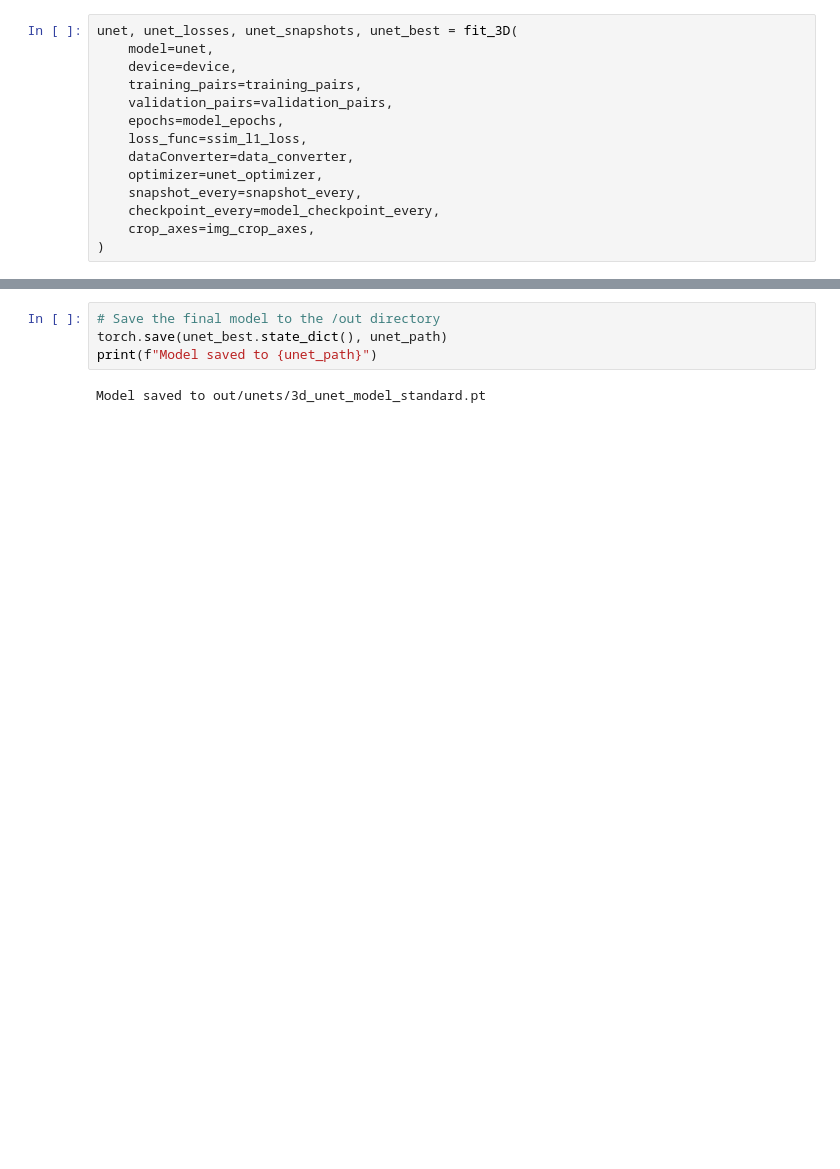
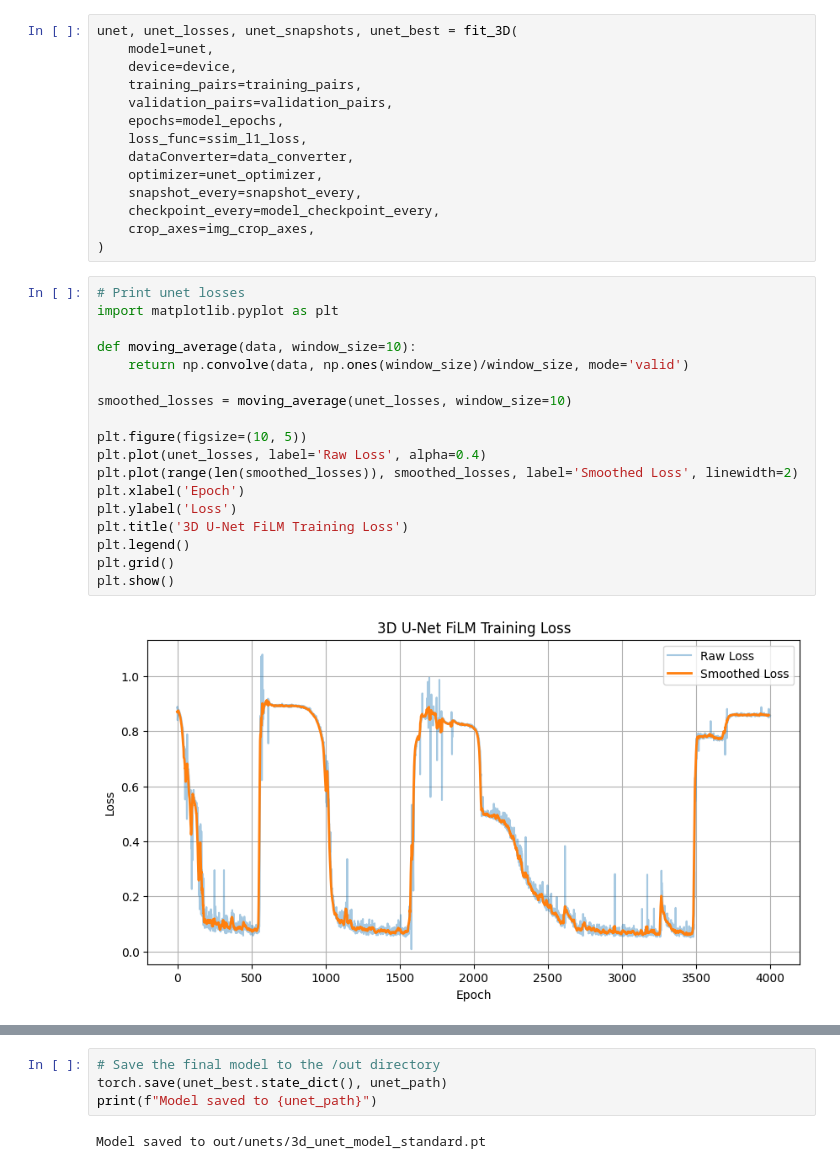
Before and after one commit to flippi321/NTNU-Master-project, a Jupyter notebook: unet_standard_pipeline.ipynb, the cells around one changed output, grey strips where cells are left out. Saved outputs shown, nothing was run; the diff lists cells and outputs as text; blank space fills up the shorter version.

Commit message:
New training runs

```diff
--- a/unet_standard_pipeline.ipynb
+++ b/unet_standard_pipeline.ipynb
@@ -83,6 +83,26 @@ unet, unet_losses, unet_snapshots, unet_best = fit_3D(
     checkpoint_every=model_checkpoint_every,
     crop_axes=img_crop_axes,
 )
+# %%
+# Print unet losses
+import matplotlib.pyplot as plt
+
+def moving_average(data, window_size=10):
+    return np.convolve(data, np.ones(window_size)/window_size, mode='valid')
+
+smoothed_losses = moving_average(unet_losses, window_size=10)
+
+plt.figure(figsize=(10, 5))
+plt.plot(unet_losses, label='Raw Loss', alpha=0.4)
+plt.plot(range(len(smoothed_losses)), smoothed_losses, label='Smoothed Loss', linewidth=2)
+plt.xlabel('Epoch')
+plt.ylabel('Loss')
+plt.title('3D U-Net FiLM Training Loss')
+plt.legend()
+plt.grid()
+plt.show()
+# %% [output]
+[figure, added]
 # %%
 for snapshot in unet_snapshots:
     print(f"Displaying snapshot from pair {snapshot['iter']}, loss: {snapshot['loss']:.4f}")
```
Also changed, not shown: parts of 4 cells of this notebook, 2 other files.
